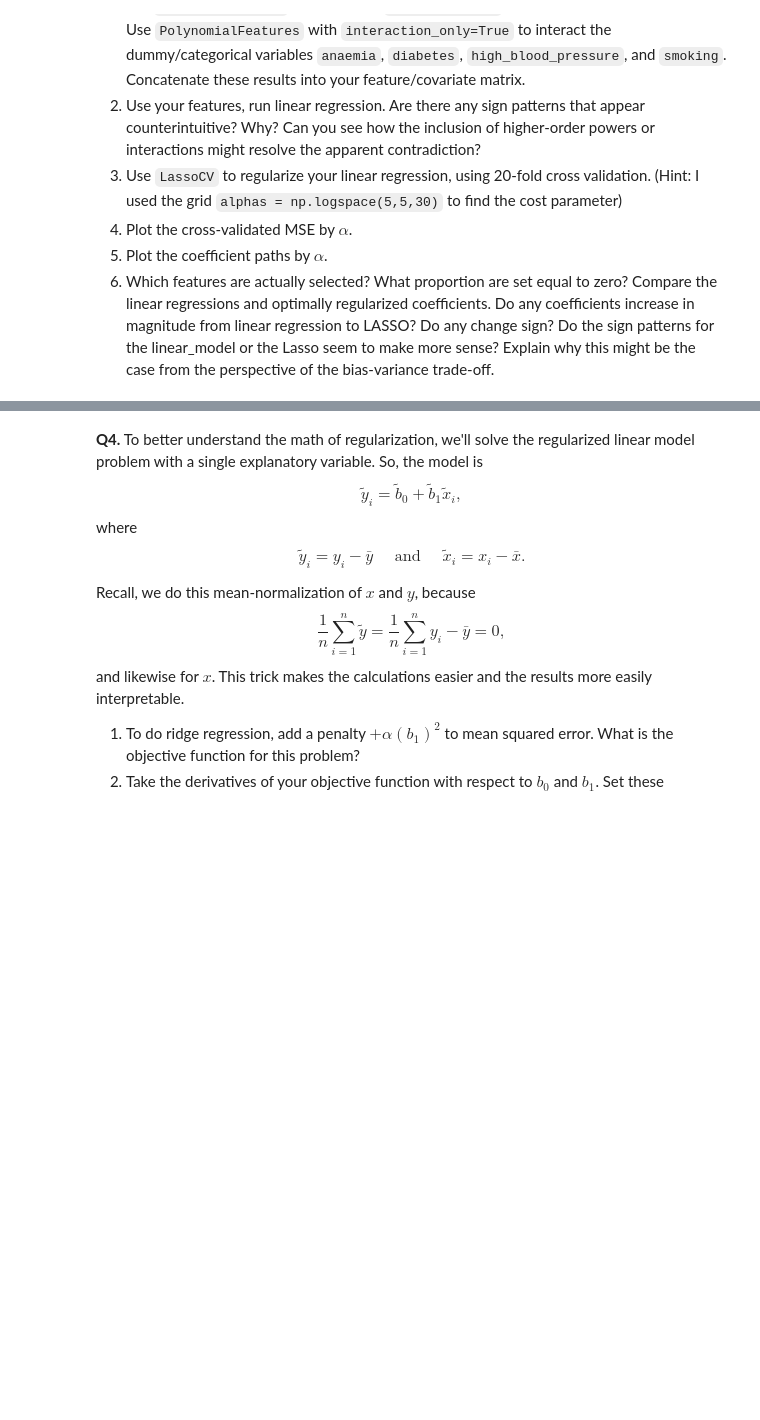
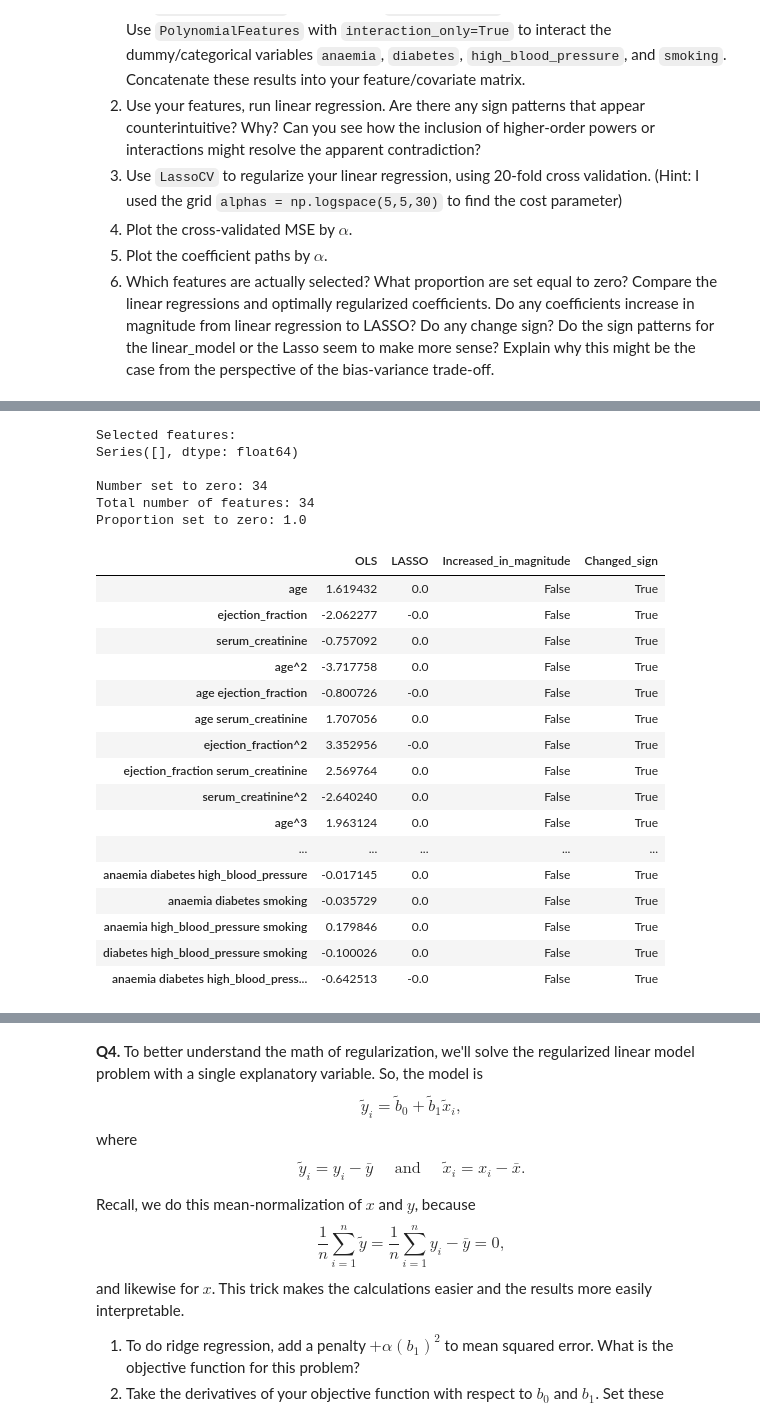
Before and after one commit to anishjagota/undergrad_ml_assignments, a Jupyter notebook: 04_assignment_regularization.ipynb, the cells around one changed output, grey strips where cells are left out. Drawn from its saved outputs; the diff is of its cells as text; code cells hidden in the pictures; blank space fills up the shorter version.

```diff
--- a/04_assignment_regularization.ipynb
+++ b/04_assignment_regularization.ipynb
@@ -187,0 +334,44 @@ FileNotFoundError: [Errno 2] No such file or directory: '/content/undergrad_ml_a
+# %%
+# 3.6
+lasso_coef = pd.Series(lasso_cv.coef_, index=X.columns)
+selected_features = lasso_coef[lasso_coef != 0]
+zero_features = lasso_coef[lasso_coef == 0]
+print("Selected features:")
+print(selected_features)
+print("\nNumber set to zero:", len(zero_features))
+print("Total number of features:", len(lasso_coef))
+print("Proportion set to zero:", len(zero_features) / len(lasso_coef))
+
+compare = pd.DataFrame({
+    'OLS': coef_table,
+    'LASSO': lasso_coef
+})
+compare['OLS_abs'] = compare['OLS'].abs()
+compare['LASSO_abs'] = compare['LASSO'].abs()
+compare['Increased_in_magnitude'] = compare['LASSO_abs'] > compare['OLS_abs']
+compare['Changed_sign'] = np.sign(compare['OLS']) != np.sign(compare['LASSO'])
+compare[['OLS', 'LASSO', 'Increased_in_magnitude', 'Changed_sign']]
+# %% [output]
+Selected features:
+Series([], dtype: float64)
+
+Number set to zero: 34
+Total number of features: 34
+Proportion set to zero: 1.0
+|  | OLS | LASSO | Increased_in_magnitude | Changed_sign |
+| age | 1.619432 | 0.0 | False | True |
+| ejection_fraction | -2.062277 | -0.0 | False | True |
+| serum_creatinine | -0.757092 | 0.0 | False | True |
+| age^2 | -3.717758 | 0.0 | False | True |
+| age ejection_fraction | -0.800726 | -0.0 | False | True |
+| age serum_creatinine | 1.707056 | 0.0 | False | True |
+| ejection_fraction^2 | 3.352956 | -0.0 | False | True |
+| ejection_fraction serum_creatinine | 2.569764 | 0.0 | False | True |
+| serum_creatinine^2 | -2.640240 | 0.0 | False | True |
+| age^3 | 1.963124 | 0.0 | False | True |
+| ... | ... | ... | ... | ... |
+| anaemia diabetes high_blood_pressure | -0.017145 | 0.0 | False | True |
+| anaemia diabetes smoking | -0.035729 | 0.0 | False | True |
+| anaemia high_blood_pressure smoking | 0.179846 | 0.0 | False | True |
+| diabetes high_blood_pressure smoking | -0.100026 | 0.0 | False | True |
+| anaemia diabetes high_blood_press... | -0.642513 | -0.0 | False | True |
```
Also changed, not shown: parts of 11 cells of this notebook.
